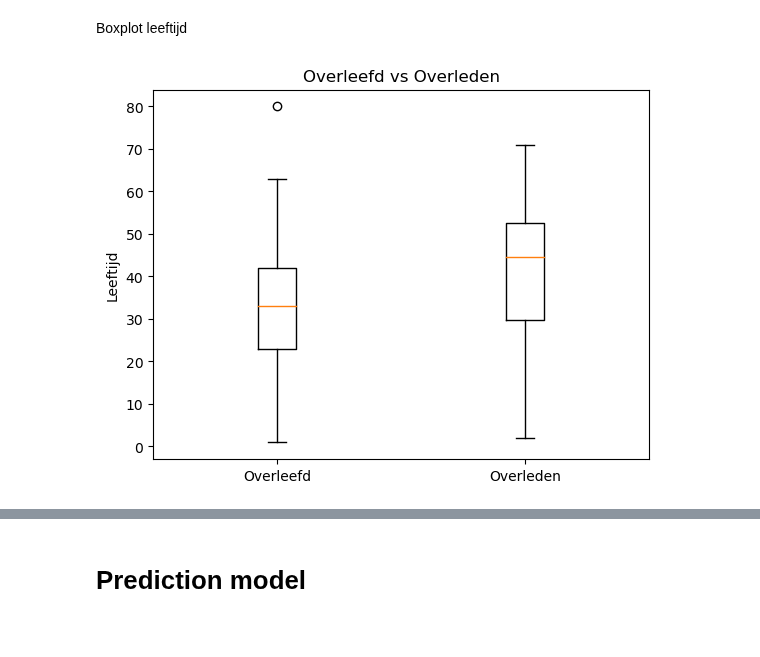
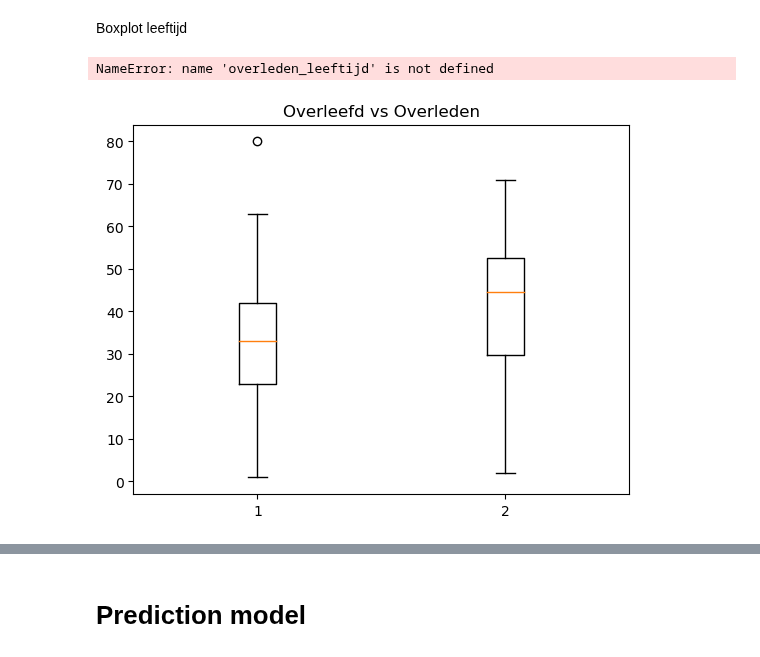
Before and after one commit to Stemt/DS-groep-6, a Jupyter notebook: case_1.ipynb, the cells around one changed output, grey strips where cells are left out. Drawn from its saved outputs; the diff is of its cells as text; code cells hidden in the pictures.

Commit message:
fixed graphs

```diff
--- a/case_1.ipynb
+++ b/case_1.ipynb
@@ -100,5 +100,5 @@ plt.show()
 # %% [output]
 [figure]
 # %%
-# survival_counts_siblings=np.where(traindf['Survived']==0, 'Dood', 'levend')
+traindf['SibSp']=np.where(traindf['Survived']==0, 'Dood', 'levend')
 # %%
@@ -232,21 +245,22 @@ overleden_age = {'Overleefd': traindf3[traindf3['Survived'] == 1]['Age'],
 # %%
 #code voor boxplot
 fig, ax = plt.subplots()
 
 
 
 ax.boxplot(overleden_age.values())
 
 # ax.set_title('Title')
 ax.set_title("Overleefd vs Overleden")
 # ax.set_xticklabels(['Overleefd', Overleden])
-ax.set_xticklabels(overleden_age.keys())
+ax.set_xticklabels(overleden_leeftijd.keys())
 # ax.set_ylabel('Y')
 ax.set_ylabel('Leeftijd')
 
 plt.show()
 # %% [output]
+NameError: name 'overleden_leeftijd' is not defined
-[figure, old version]
+[figure, new version]
 # %%
 sns.heatmap(traindf.corr(), annot = True )
 plt.show()
```
Also changed, not shown: parts of 10 cells of this notebook.
